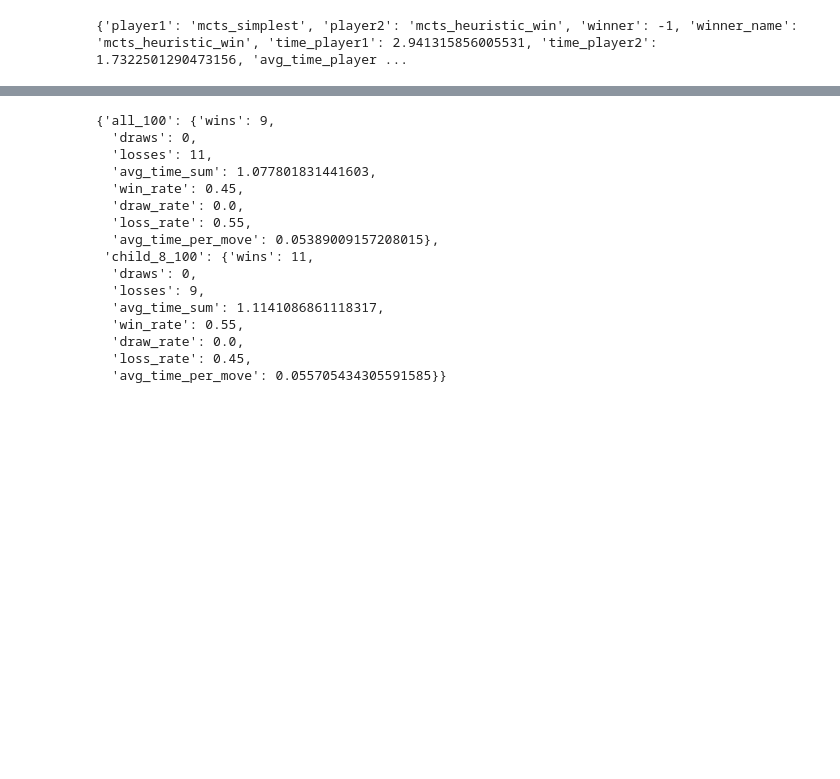
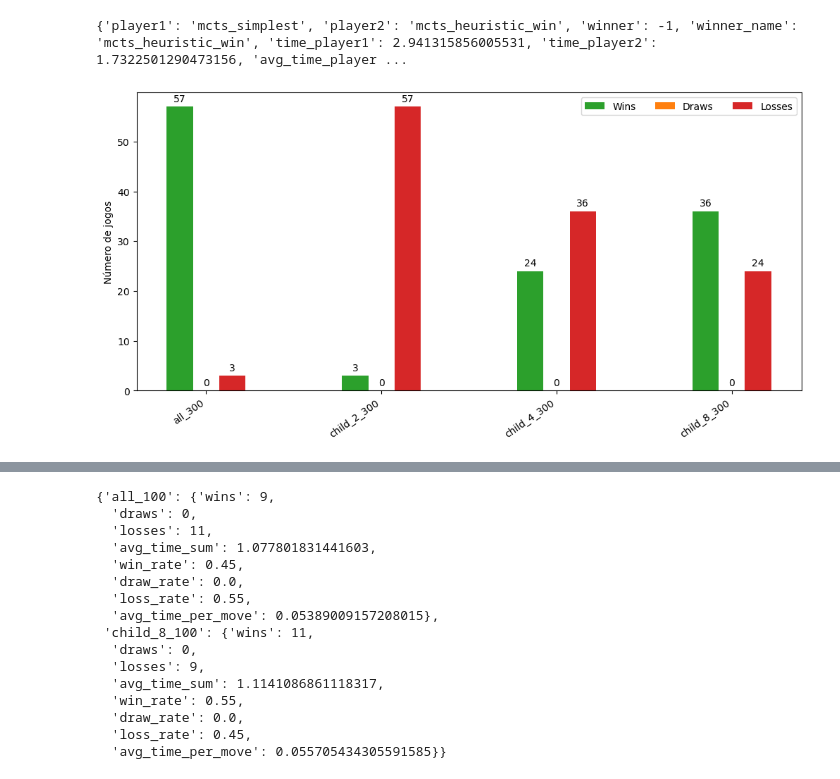
Before and after one commit to andredpinto/AI_2526_Project, a Jupyter notebook: notebook.ipynb, the cells around one changed output, grey strips where cells are left out. Drawn from its saved outputs; the diff is of its cells as text; code cells hidden in the pictures; blank space fills up the shorter version.

```diff
--- a/notebook.ipynb
+++ b/notebook.ipynb
@@ -81,5 +81,13 @@ def variants_stats(variants, n_games=5):
         stats[v]["avg_time_per_move"] = stats[v]["avg_time_sum"] / total_games
 
     return stats
+# %%
+stats_children = variants_stats(child_variants_300, n_games=10)
+#mas assim perde-se a informação sobre contra quem exatamente eles perderam
+#4mins
+# %%
+plot_bars_for_each_var(stats_children, "")
+# %% [output]
+[figure, added]
 # %%
 #vou fazer all vs cada variante, devido ao tempo que demora correr todos contra todos
```
Also changed, not shown: parts of 23 cells of this notebook.
